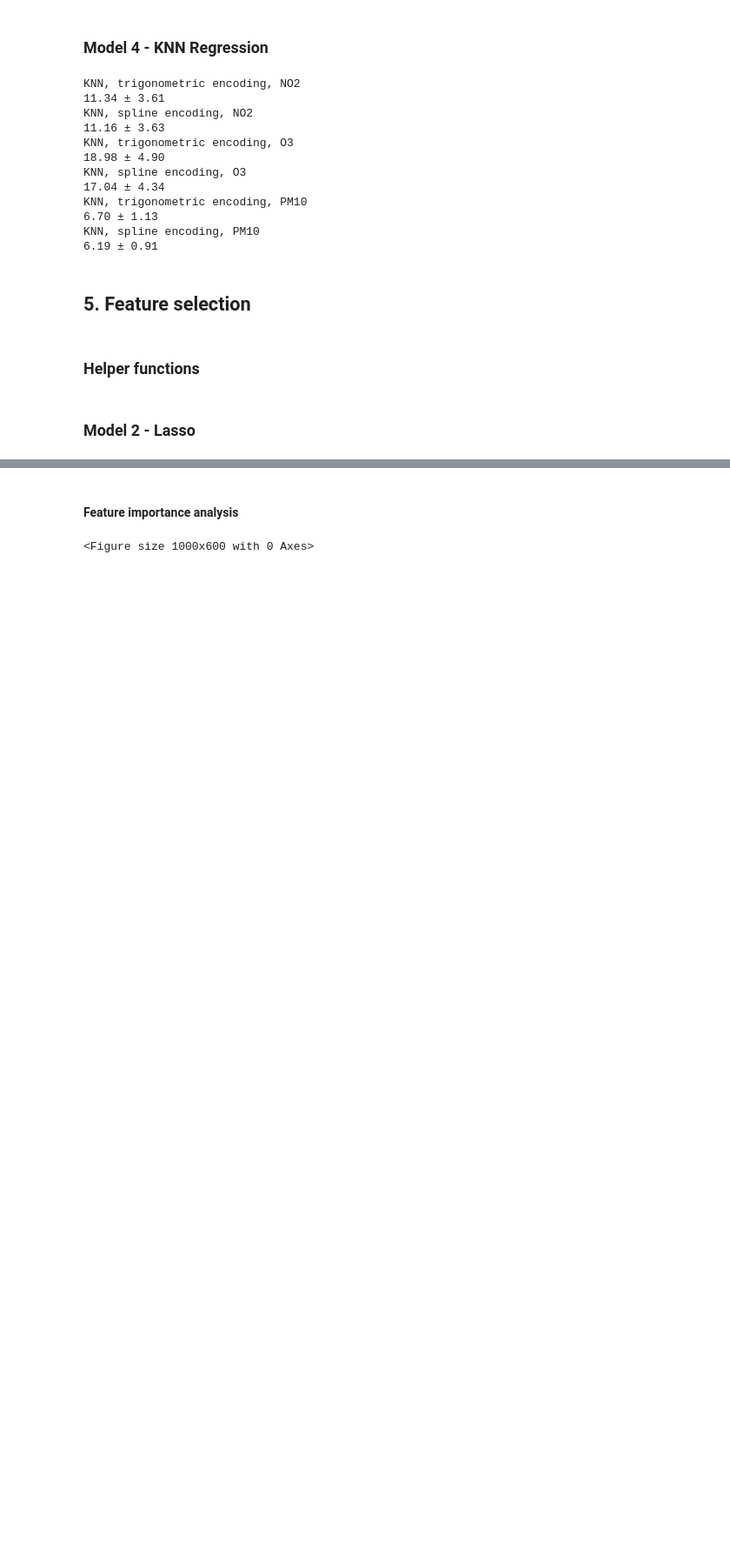
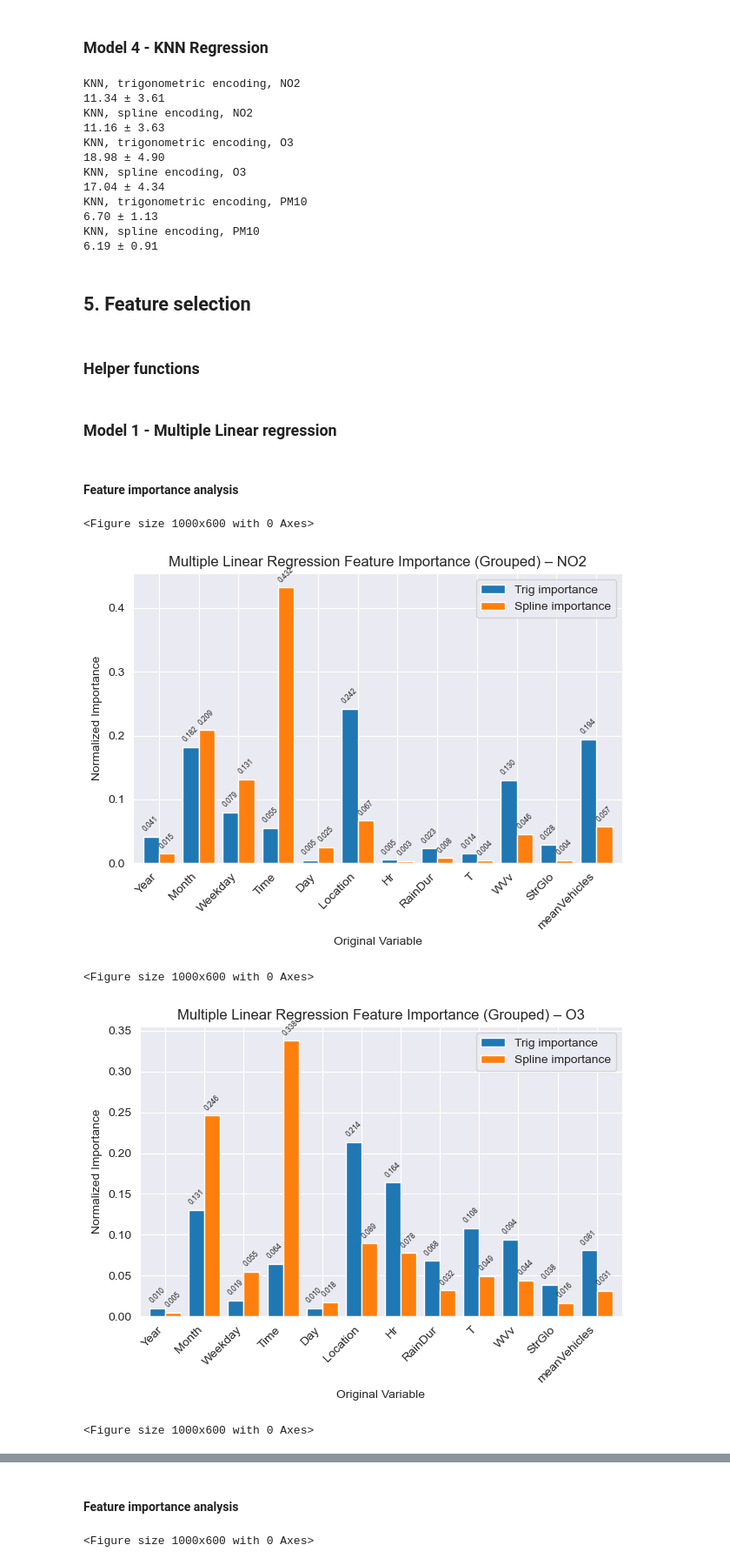
Before and after one commit to JitkaRantanen/AS2025_CO2-GroupProject, a Jupyter notebook: ML_Jitka.ipynb, the cells around one changed output, grey strips where cells are left out. Shown at 87% size. Cells and saved outputs as stored; diff of their text form; code cells hidden in the pictures; blank space fills up the shorter version.

Commit message:
Added Seature importance analysis for Multiple LR

```diff
--- a/ML_Jitka.ipynb
+++ b/ML_Jitka.ipynb
@@ -219,6 +251,9 @@ def grouped_importance(model, X, y=None):
     # For Linear models
     if hasattr(model, "coef_"):
         raw = np.abs(model.coef_)
+    # For pipeline with a linear model
+    elif hasattr(model, "named_steps") and "linreg" in model.named_steps:
+        raw = np.abs(model.named_steps["linreg"].coef_)
     # For Tree-based models
     elif hasattr(model, "feature_importances_"):
         raw = model.feature_importances_
@@ -275,5 +310,38 @@ def plot_grouped_importance(tri_imp, spl_imp, model_name, feature_name):
     plt.xticks(rotation=45, ha="right")
     plt.tight_layout()
     plt.show()
-# %% [markdown]
-### Model 2 - Lasso
+# %% [markdown]
+### Model 1 - Multiple Linear regression
+# %% [markdown]
+#### Feature importance analysis
+# %%
+# Train the models for the individual datasets
+lr_tri_NO2 = LinearRegression().fit(X_tri, y_NO2)
+lr_spl_NO2 = LinearRegression().fit(X_spl, y_NO2)
+
+lr_tri_O3 = LinearRegression().fit(X_tri, y_O3)
+lr_spl_O3 = LinearRegression().fit(X_spl, y_O3)
+
+lr_tri_PM10 = LinearRegression().fit(X_tri, y_PM10)
+lr_spl_PM10 = LinearRegression().fit(X_spl, y_PM10)
+
+# Build grouped importance tables for all 6 models
+g_imp_lr_tri_NO2 = grouped_importance(lr_tri_NO2, X_tri)
+g_imp_lr_spl_NO2 = grouped_importance(lr_spl_NO2, X_spl)
+
+g_imp_lr_tri_O3 = grouped_importance(lr_tri_O3, X_tri)
+g_imp_lr_spl_O3 = grouped_importance(lr_spl_O3, X_spl)
+
+g_imp_lr_tri_PM10 = grouped_importance(lr_tri_PM10, X_tri)
+g_imp_lr_spl_PM10 = grouped_importance(lr_spl_PM10, X_spl)
+# %%
+# Plot the grouped importance
+plot_grouped_importance(g_imp_lr_tri_NO2, g_imp_lr_spl_NO2, "Multiple Linear Regression", "NO2")
+plot_grouped_importance(g_imp_lr_tri_O3,  g_imp_lr_spl_O3, "Multiple Linear Regression", "O3")
+plot_grouped_importance(g_imp_lr_tri_PM10, g_imp_lr_spl_PM10, "Multiple Linear Regression", "PM10")
+# %% [output]
+<Figure size 1000x600 with 0 Axes>
+[figure, added]
+<Figure size 1000x600 with 0 Axes>
+[figure, added]
+<Figure size 1000x600 with 0 Axes>
```
Also changed, not shown: parts of 18 cells of this notebook, 1 other file.
